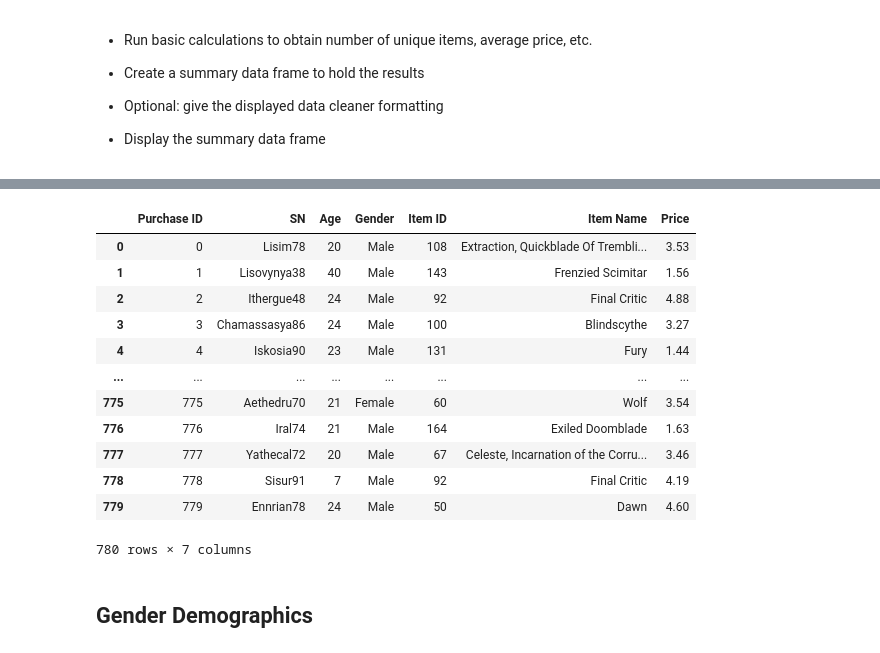
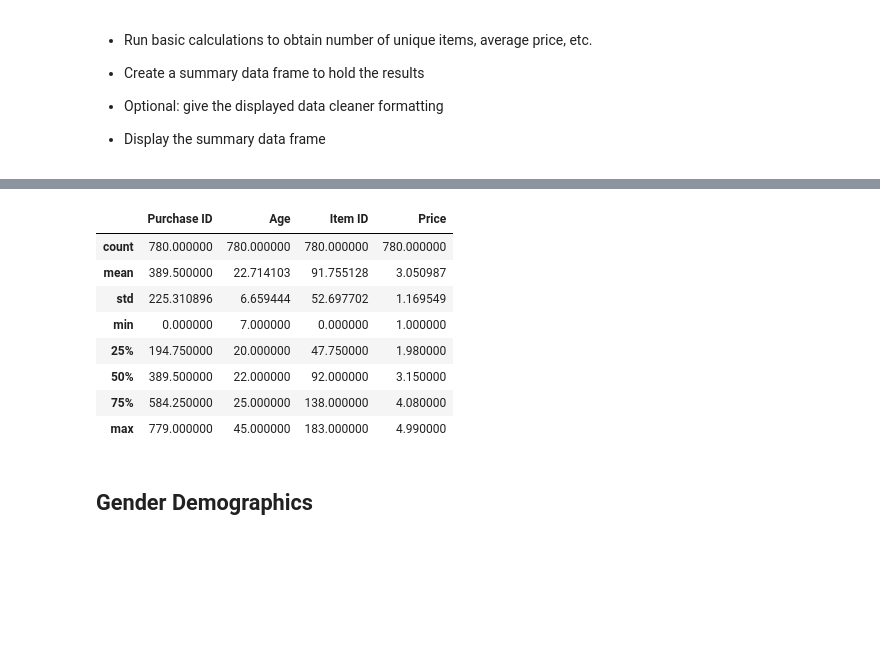
Before and after one commit to Mafranc21/Pandas_Challenge, a Jupyter notebook: HeroesOfPymoli/HeroesOfPymoli_starter.ipynb, the cells around one changed output, grey strips where cells are left out. Saved outputs shown, nothing was run; the diff lists cells and outputs as text; code cells hidden in the pictures; blank space fills up the shorter version.

Commit message:
Update HeroesOfPymoli_starter.ipynb
some Unique Values found but not in correct format

```diff
--- a/HeroesOfPymoli/HeroesOfPymoli_starter.ipynb
+++ b/HeroesOfPymoli/HeroesOfPymoli_starter.ipynb
@@ -44,29 +64,21 @@ Index: [(0, Lisim78, 20, Male, 108, Extraction, Quickblade Of Trembling Hands, 3
 # %%
-# Create / Call data frame
+# Identify "Unique items" - Items only sold once? If it's only listed once in column 5 or 6 count it.
+data_file_df.describe()
 
-purchase = "Resources/purchase_data.csv"
-data_file_df = pd.read_csv(purchase)
-data_file_df
-
-# Identify "Unique items"
-# Pull Unique items, average price, number of purchases from csv file
+# Pull Unique items, average price, number of purchases from csv file  /data frame
 # calculate above mentioned totals in each category
-# Use data frame function to organize results
+# Use function within data frame to organize results
 # Display finding on one clean line
 # %% [output]
-|  | Purchase ID | SN | Age | Gender | Item ID | Item Name | Price |
-| 0 | 0 | Lisim78 | 20 | Male | 108 | Extraction, Quickblade Of Trembli... | 3.53 |
-| 1 | 1 | Lisovynya38 | 40 | Male | 143 | Frenzied Scimitar | 1.56 |
-| 2 | 2 | Ithergue48 | 24 | Male | 92 | Final Critic | 4.88 |
-| 3 | 3 | Chamassasya86 | 24 | Male | 100 | Blindscythe | 3.27 |
-| 4 | 4 | Iskosia90 | 23 | Male | 131 | Fury | 1.44 |
-| ... | ... | ... | ... | ... | ... | ... | ... |
-| 775 | 775 | Aethedru70 | 21 | Female | 60 | Wolf | 3.54 |
-| 776 | 776 | Iral74 | 21 | Male | 164 | Exiled Doomblade | 1.63 |
-| 777 | 777 | Yathecal72 | 20 | Male | 67 | Celeste, Incarnation of the Corru... | 3.46 |
-| 778 | 778 | Sisur91 | 7 | Male | 92 | Final Critic | 4.19 |
-| 779 | 779 | Ennrian78 | 24 | Male | 50 | Dawn | 4.60 |
+|  | Purchase ID | Age | Item ID | Price |
+| count | 780.000000 | 780.000000 | 780.000000 | 780.000000 |
+| mean | 389.500000 | 22.714103 | 91.755128 | 3.050987 |
+| std | 225.310896 | 6.659444 | 52.697702 | 1.169549 |
+| min | 0.000000 | 7.000000 | 0.000000 | 1.000000 |
+| 25% | 194.750000 | 20.000000 | 47.750000 | 1.980000 |
+| 50% | 389.500000 | 22.000000 | 92.000000 | 3.150000 |
+| 75% | 584.250000 | 25.000000 | 138.000000 | 4.080000 |
+| max | 779.000000 | 45.000000 | 183.000000 | 4.990000 |
-780 rows × 7 columns
 # %% [markdown]
 ## Gender Demographics
 # %% [markdown]
```
Also changed, not shown: parts of 1 cell of this notebook.
